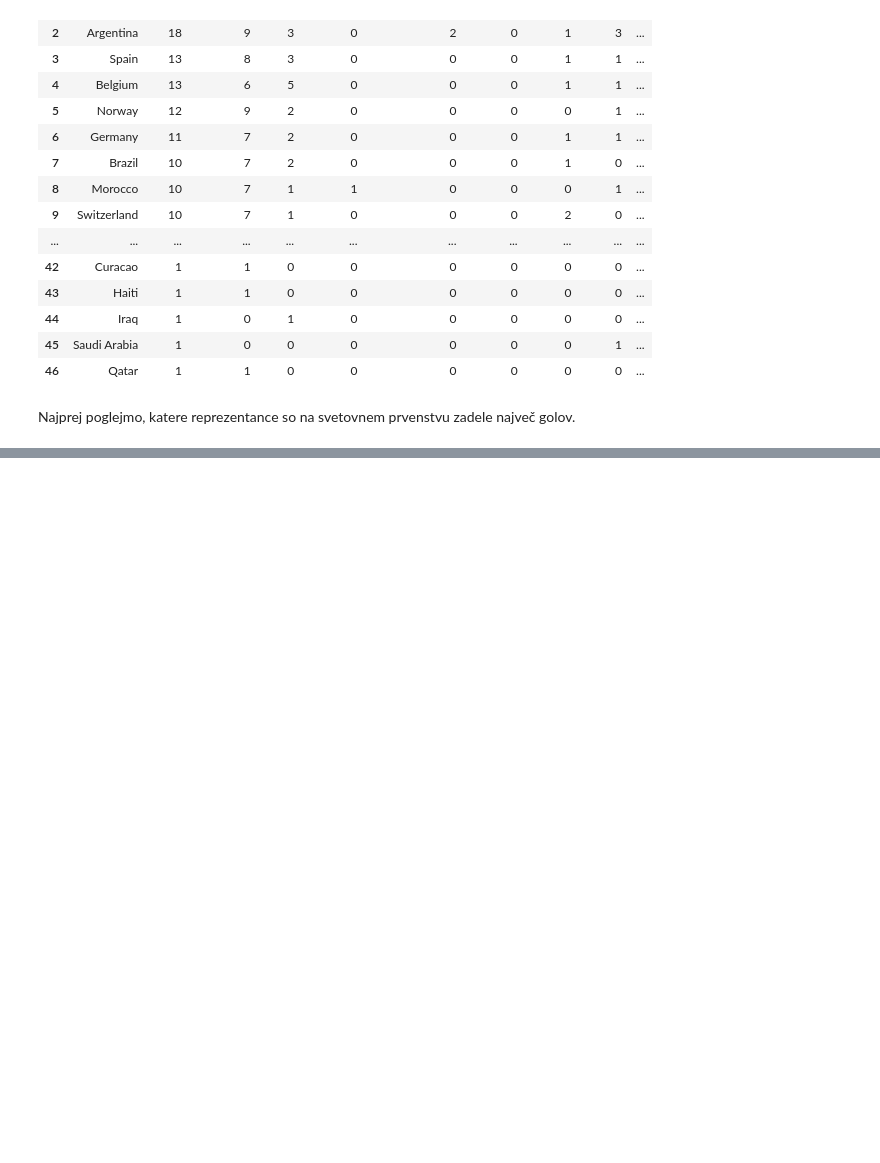
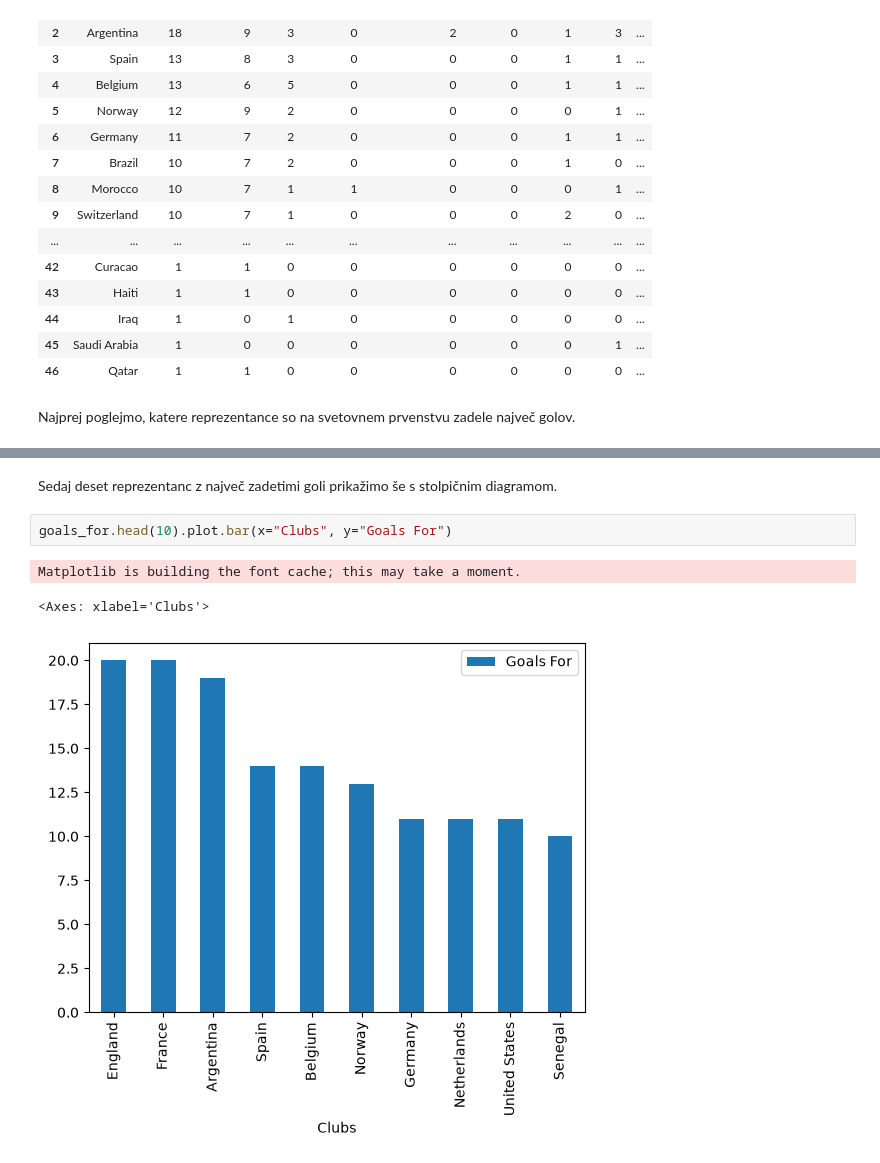
Before and after one commit to zalakmetic/UVP_projektna_naloga, a Jupyter notebook: analiza.ipynb, the cells around one changed output, grey strips where cells are left out. Saved outputs shown, nothing was run; the diff lists cells and outputs as text; blank space fills up the shorter version.

```diff
--- a/analiza.ipynb
+++ b/analiza.ipynb
@@ -121 +121,9 @@ najvec_golov
+# %% [markdown]
+Sedaj deset reprezentanc z največ zadetimi goli prikažimo še s stolpičnim diagramom.
+# %%
+goals_for.head(10).plot.bar(x="Clubs", y="Goals For")
+# %% [output]
+Matplotlib is building the font cache; this may take a moment.
+<Axes: xlabel='Clubs'>
+[figure, added]
 # %% [markdown]
```
Also changed, not shown: parts of 7 cells of this notebook.
